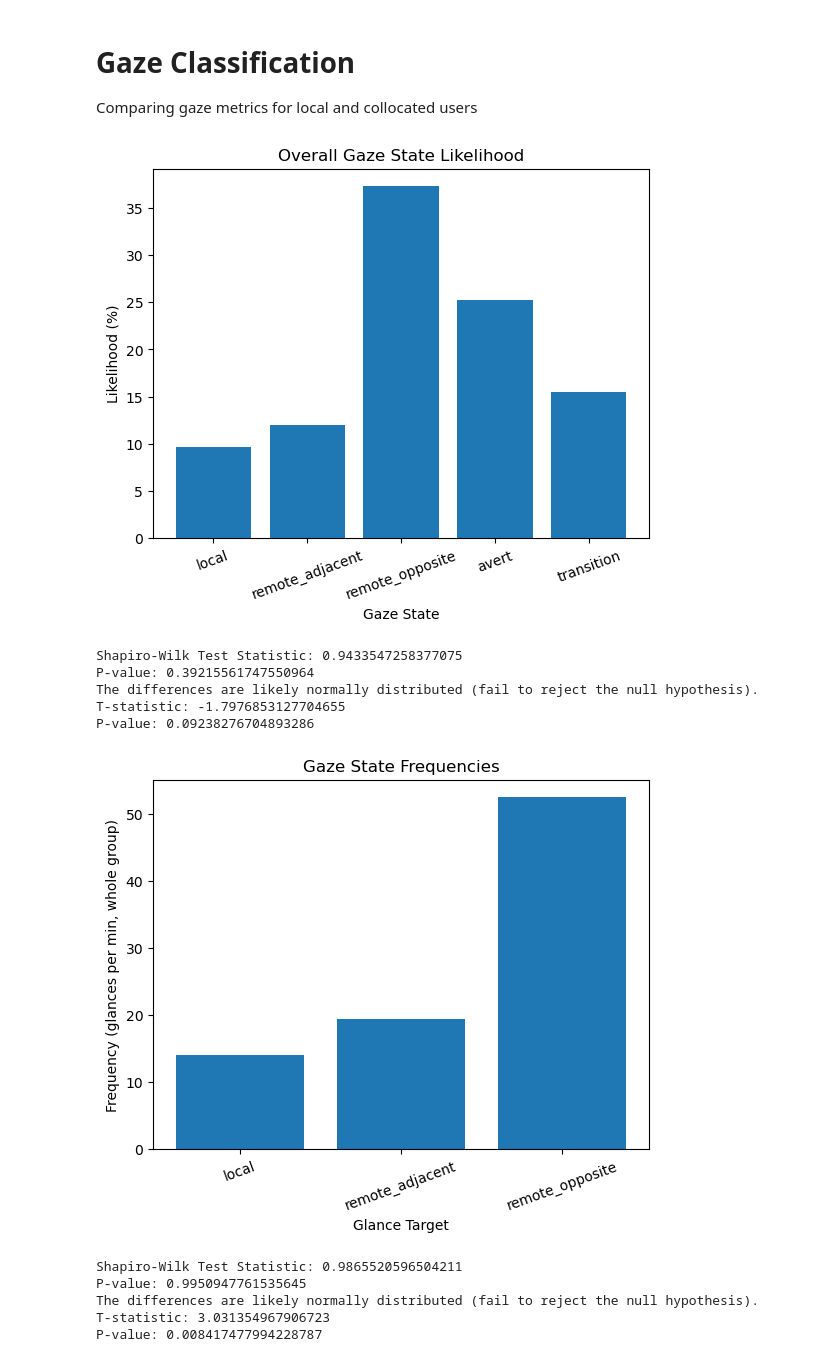
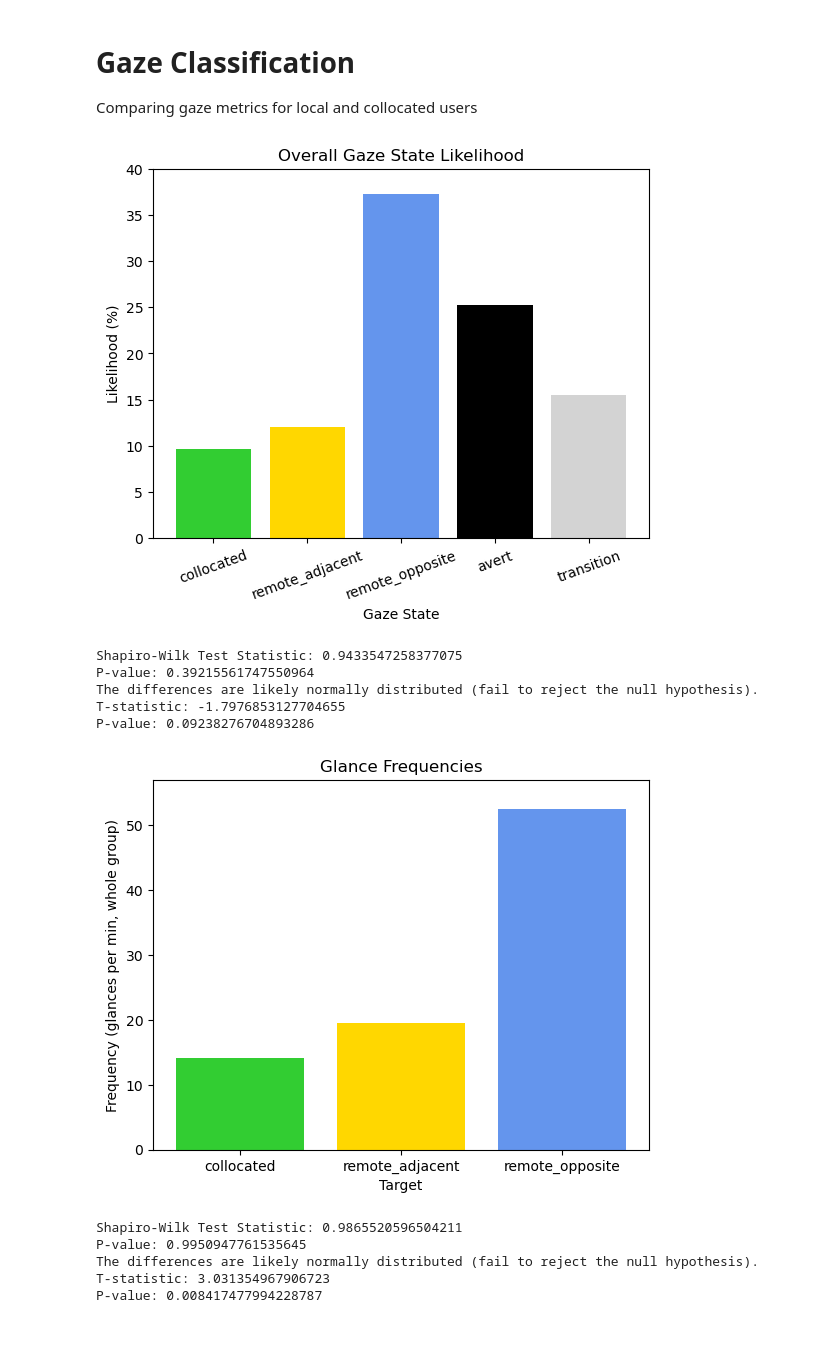
Before and after one commit to gary444/Recording-And-Analysis-Plugin, a Jupyter notebook: Python/GazeStatisticalAnalysis.ipynb, the cells around one changed output. Cells and saved outputs as stored; diff of their text form; code cells hidden in the pictures; blank space fills up the shorter version.

Commit message:
update charts for presentation

```diff
--- a/Python/GazeStatisticalAnalysis.ipynb
+++ b/Python/GazeStatisticalAnalysis.ipynb
@@ -24,7 +24,8 @@ from scipy.stats import sem, t, ttest_rel, shapiro, wilcoxon, mannwhitneyu
 
 import seaborn as sns
 # %%
-data_dir="Z:/builds/aplause-mr/UNITY_APP/aplause-mr-20240707-studystate-v1/gazeAnalysisv2"
+# data_dir="Z:/builds/aplause-mr/UNITY_APP/aplause-mr-20240707-studystate-v1/gazeAnalysisv2"
+data_dir="C:/Users/gary4/Documents/Work/BUW/Research/MR4/gazeAnalysisv2"
 
 file_path = data_dir + "/gaze_classification_analysis_results.csv"
 
@@ -44,3 +45,16 @@ df
 | 254 | 2 | 3 | 19 | DIOTIC_ABSTRACT | DIOTIC | ABSTRACT | 1.765448 | ... |
 | 255 | 3 | 3 | 19 | DIOTIC_ABSTRACT | DIOTIC | ABSTRACT | 5.926860 | ... |
 256 rows × 28 columns
+# %%
+#rename some mutual gaze/glance columns
+
+def rename_mutual_glance_cols(c):
+    if "mutual" in c and "_pc" not in c:
+        return c.replace("mutual_gaze", "mutual_glance")
+    return c
+
+cols = df.columns
+cols = [rename_mutual_glance_cols(c) for c in cols]
+
+df.columns = cols
+df
@@ -47,3 +75,14 @@ df
+# %%
+# replace 'volumetric' with 'realistic'
+
+def rename_avatar_case(s):
+    return s.replace('VOLUMETRIC', 'REALISTIC')
+
+df['condition'] = df['condition'].apply(rename_avatar_case)
+df['avatar_condition'] = df['avatar_condition'].apply(rename_avatar_case)
+# %%
+df['condition'] = df['avatar_condition'] + '_' + df['audio_condition']
+# df
 # %%
 # outlier / missing data detection
 
@@ -230,17 +280,22 @@ bp = boxplot_all(averaged_trial_df, freq_cols, "freq_boxplots.pdf", ncols=2)
 Comparing gaze metrics for local and collocated users
 # %%
 # compare proportion of time spent in each gaze state
-cols = ['gaze_local_pc', 'gaze_remote_adjacent_pc', 'gaze_remote_opposite_pc', 'gaze_avert_pc', 'gaze_transition_pc']
+columns = ['gaze_local_pc', 'gaze_remote_adjacent_pc', 'gaze_remote_opposite_pc', 'gaze_avert_pc', 'gaze_transition_pc']
 
-labels = [c.replace('_pc','').replace('gaze_','') for c in cols]
-plt.bar(labels, averaged_group_df[cols].mean())
+bar_colours = ['limegreen', 'gold', 'cornflowerblue', 'black', 'lightgray']
+
+labels = [c.replace('_pc','').replace('gaze_','') for c in columns]
+labels[0] = 'collocated'
+
+plt.bar(labels, averaged_group_df[columns].mean(), color=bar_colours)
 plt.ylabel('Likelihood (%)')
 plt.xlabel('Gaze State')
 plt.title('Overall Gaze State Likelihood')
 plt.xticks(labels, rotation=20)
+plt.ylim((0,40))
 plt.show()
 # %% [output]
-[figure, old version]
+[figure, new version]
 # %%
 # Is difference between remote_adjacent and local significant?
 
@@ -275,16 +330,21 @@ P-value: 0.09238276704893286
 # %%
 # compare frequency of glances at each target
 cols = ['glance_local_per_min', 'glance_remote_adjacent_per_min', 'glance_remote_opposite_per_min']
 
+bar_colours = ['limegreen', 'gold', 'cornflowerblue', 'black', 'lightgray']
+
 labels = [c.replace('_per_min','').replace('glance_','') for c in cols]
-plt.bar(labels, averaged_group_df[cols].mean())
+labels[0] = 'collocated'
+
+plt.bar(labels, averaged_group_df[cols].mean(), color=bar_colours)
 plt.ylabel('Frequency (glances per min, whole group)')
-plt.xlabel('Glance Target')
-plt.title('Gaze State Frequencies')
-plt.xticks(labels, rotation=20)
+plt.xlabel('Target')
+plt.title('Glance Frequencies')
+plt.xticks(labels, rotation=0)
+plt.ylim((0,57))
 plt.show()
 # %% [output]
-[figure, old version]
+[figure, new version]
 # %%
 # Is difference between remote_adjacent and local significant?
 
```
Also changed, not shown: parts of 18 cells of this notebook, 11 other files.
